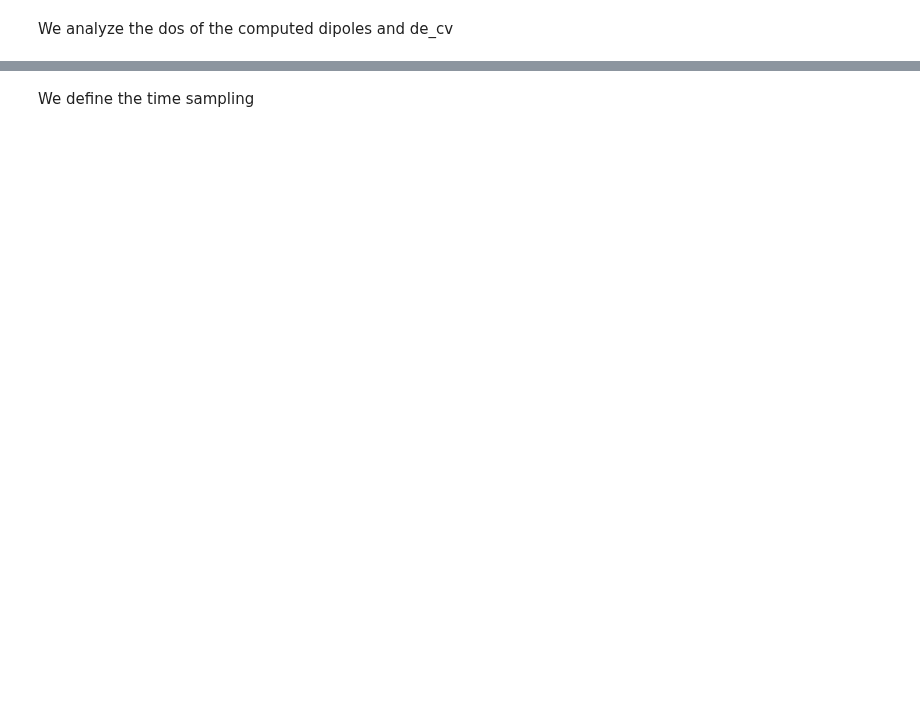
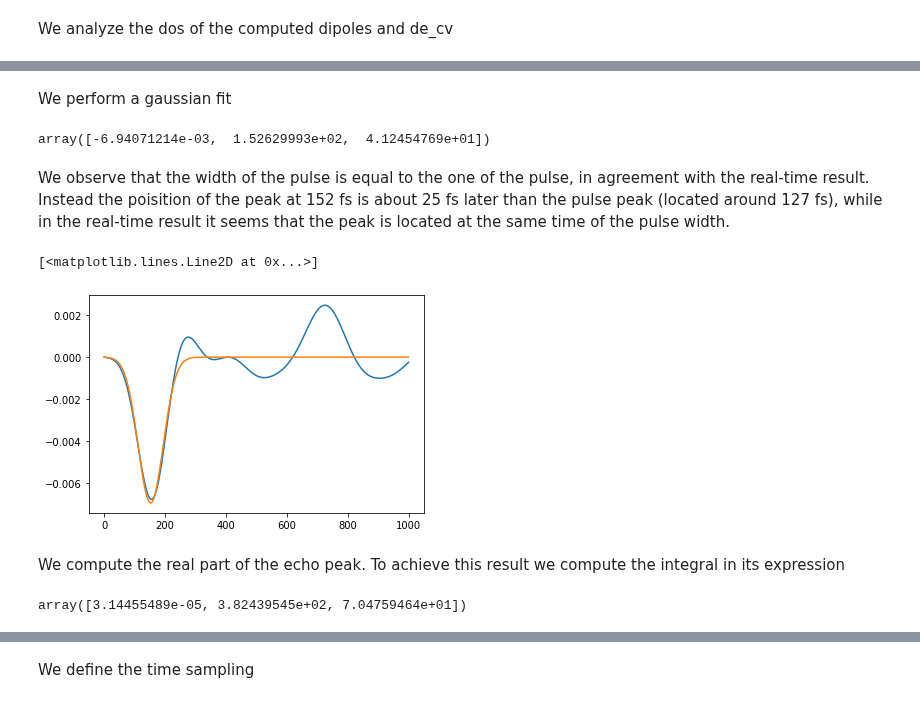
Before and after one commit to marcodalessandro76/Echo_mechanisms_decay_time_optical_orientation, a Jupyter notebook: TLS_FWM.ipynb, the cells around one changed output, grey strips where cells are left out. Saved outputs shown, nothing was run; the diff lists cells and outputs as text; code cells hidden in the pictures; blank space fills up the shorter version.

```diff
--- a/TLS_FWM.ipynb
+++ b/TLS_FWM.ipynb
@@ -1024,0 +1028,29 @@ dos.plot(plt)
+# %%
+mu_factor = 2./lat_vol
+# %%
+mu_p1 = mu_factor*np.mean(P1_real*mu,axis=1)
+# %% [markdown]
+We perform a gaussian fit
+# %%
+def gauss(x,a,x0,sigma):
+    return a*np.exp(-(x-x0)**2/(2*sigma**2))
+# %%
+ampl = min(mu_p1)
+mean = 150
+sigma = 40
+popt_p1,pcov = curve_fit(gauss,time,mu_p1,p0=[ampl,mean,sigma])
+popt_p1
+# %% [output]
+array([-6.94071214e-03,  1.52629993e+02,  4.12454769e+01])
+# %% [markdown]
+We observe that the width of the pulse is equal to the one of the pulse, in agreement with the real-time result.
+Instead the poisition of the peak at 152 fs is about 25 fs later than the pulse peak (located around 127 fs), while in the
+real-time result it seems that the peak is located at the same time of the pulse width.
+# %%
+plt.plot(time,mu_p1)
+plt.plot(time,gauss(time,*popt_p1))
+# %% [output]
+[<matplotlib.lines.Line2D at 0x...>]
+[figure, added]
+# %% [markdown]
+We compute the real part of the echo peak. To achieve this result we compute the integral in its expression
@@ -1024,0 +1077,8 @@ dos.plot(plt)
+# %%
+ampl = max(mu_p2)
+mean = 300
+sigma = 40
+popt_p2,pcov = curve_fit(gauss,time,mu_p2,p0=[ampl,mean,sigma])
+popt_p2
+# %% [output]
+array([3.14455489e-05, 3.82439545e+02, 7.04759464e+01])
```
Also changed, not shown: parts of 41 cells of this notebook, 3 other files.
